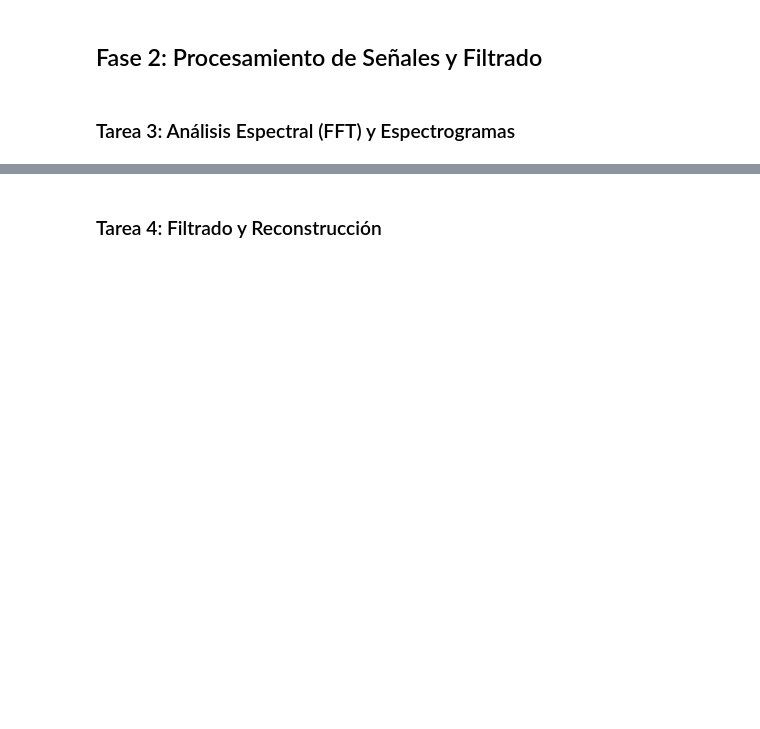
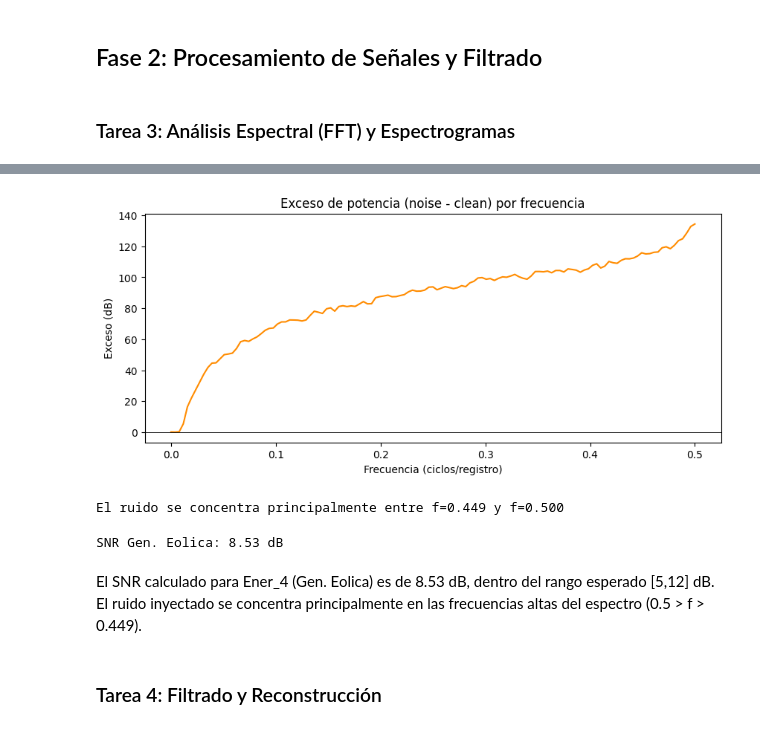
Before and after one commit to nceballosp/los_falsos_positivos_taller_practico_03, a Jupyter notebook: notebooks/taller_practico_03.ipynb, the cells around one changed output, grey strips where cells are left out. Saved outputs shown, nothing was run; the diff lists cells and outputs as text; code cells hidden in the pictures; blank space fills up the shorter version.

```diff
--- a/notebooks/taller_practico_03.ipynb
+++ b/notebooks/taller_practico_03.ipynb
@@ -324,3 +288,32 @@ plt.show()
+# %%
+# Diferencia de potencia en dB, frecuencia por frecuencia
+diff_db = 10*np.log10(pxx_noise) - 10*np.log10(pxx_clean)
+
+plt.figure(figsize=(10,4))
+plt.plot(f, diff_db, color='darkorange')
+plt.axhline(0, color='black', lw=0.6)
+plt.title('Exceso de potencia (noise - clean) por frecuencia')
+plt.xlabel('Frecuencia (ciclos/registro)')
+plt.ylabel('Exceso (dB)')
+plt.show()
+
+umbral = np.percentile(diff_db, 90)  # top 10% de exceso
+rango_ruido = f[diff_db >= umbral]
+print(f'El ruido se concentra principalmente entre f={rango_ruido.min():.3f} y f={rango_ruido.max():.3f}')
+# %% [output]
+[figure, added]
+El ruido se concentra principalmente entre f=0.449 y f=0.500
+# %%
+## Concentracion ruido inyectado
+noise_component = s_noise - s_clean
+
+snr_db = 10 * np.log10(np.var(s_clean) / np.var(noise_component))
+
+print(f'SNR Gen. Eolica: {snr_db:.2f} dB')
+# %% [output]
+SNR Gen. Eolica: 8.53 dB
+# %% [markdown]
+El SNR calculado para Ener_4 (Gen. Eolica) es de 8.53 dB, dentro del rango esperado [5,12] dB. El ruido inyectado se concentra principalmente en las frecuencias altas del espectro (0.5 > f > 0.449).
 # %% [markdown]
 ### Tarea 4: Filtrado y Reconstrucción
 # %%
```
Also changed, not shown: parts of 10 cells of this notebook.
